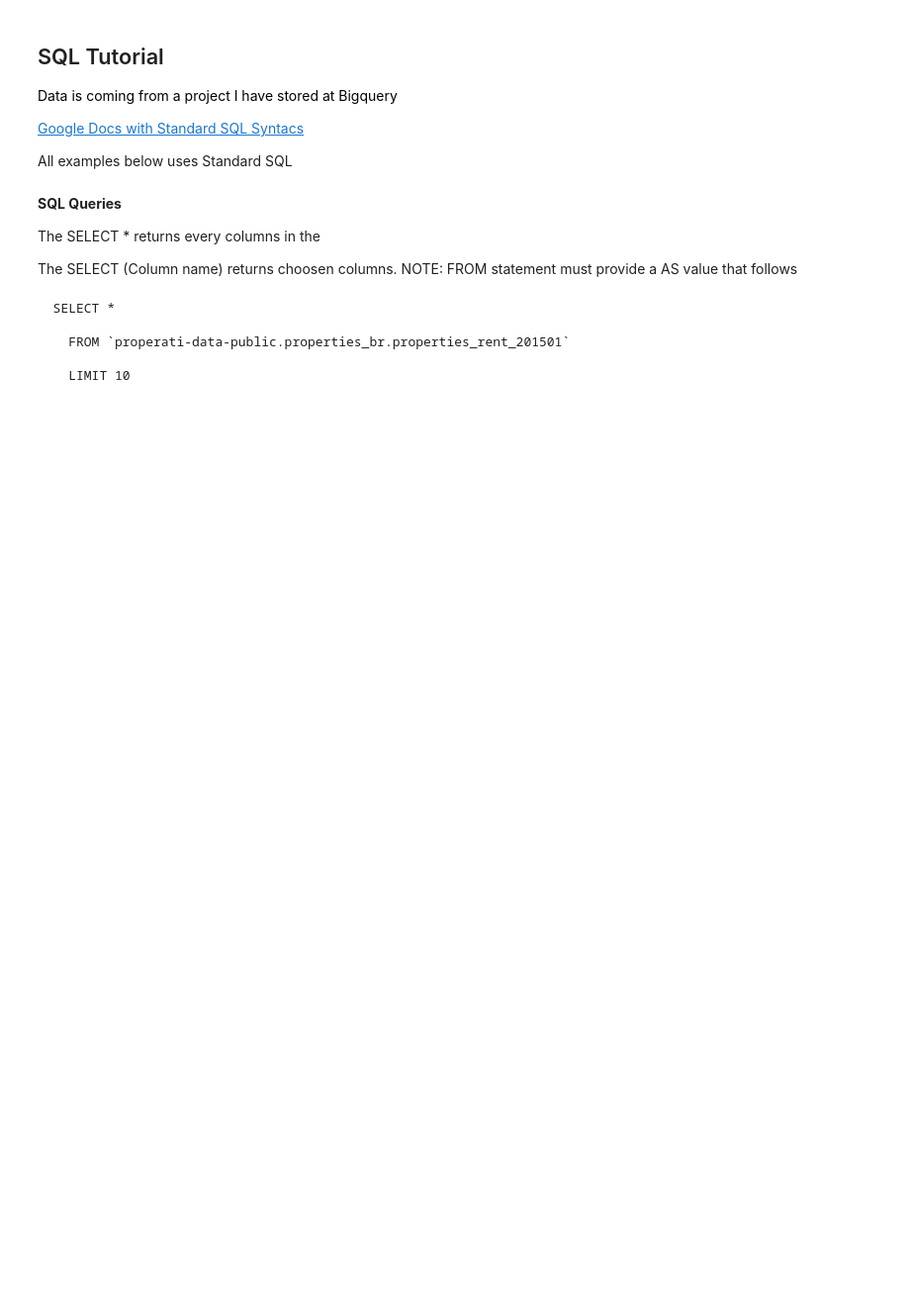
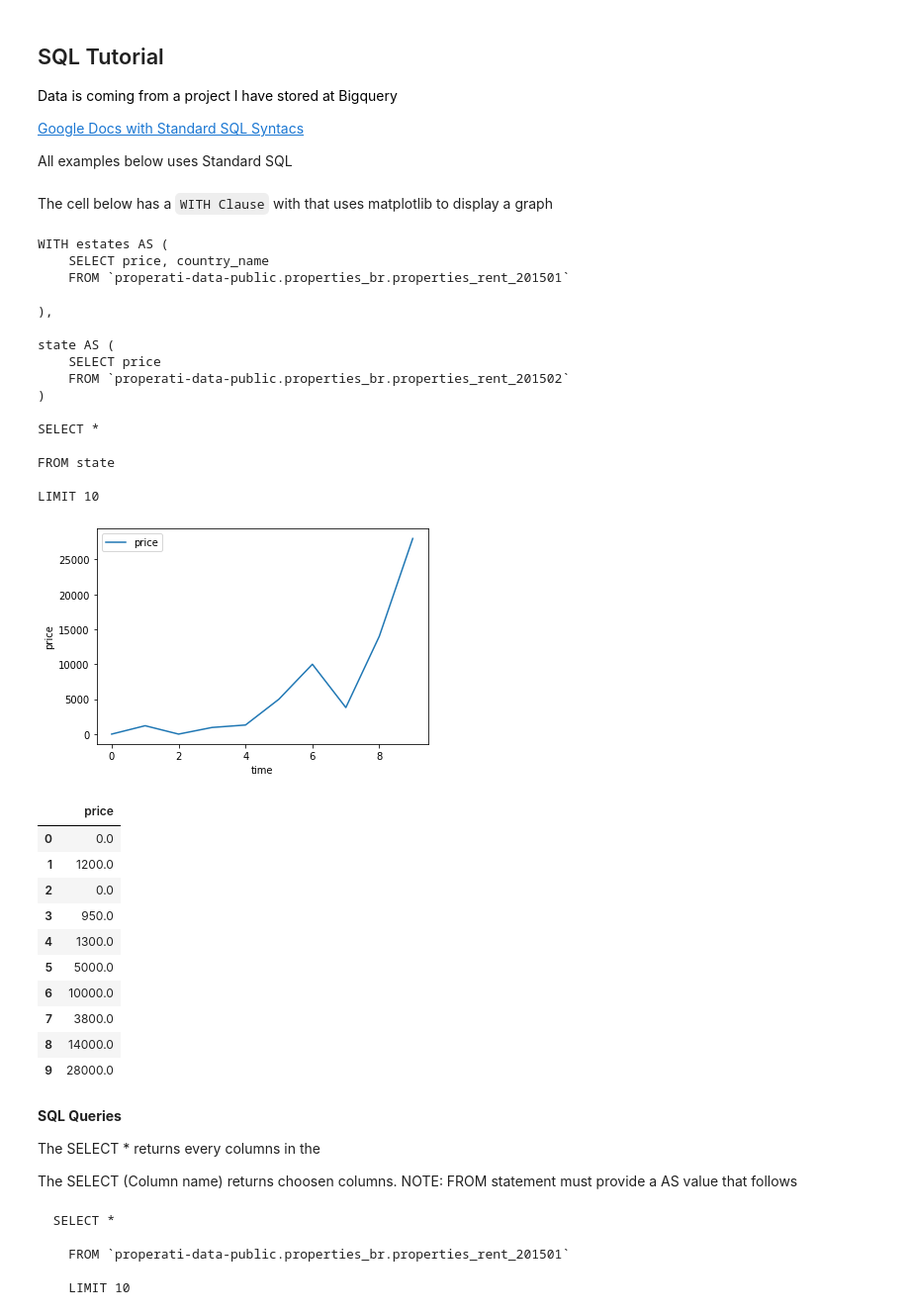
Before and after one commit to bornsky/RealEstate_SQL, a Jupyter notebook: SQL_BQ.ipynb, the cells around one changed output. Shown at 99% size. Drawn from its saved outputs; the diff is of its cells as text; code cells hidden in the pictures; blank space fills up the shorter version.

Commit message:
with clause and matplotlib

```diff
--- a/SQL_BQ.ipynb
+++ b/SQL_BQ.ipynb
@@ -12,6 +13,73 @@ import pandas
 process_date = "2019-11-28"
 process_date_no_dash = "20191128"
 project_id = 'reilistpro'
+# %% [markdown]
+The cell below has a <code>WITH Clause</code> with that uses matplotlib to display a graph
+# %%
+query = """
+WITH estates AS (
+    SELECT price, country_name
+    FROM `properati-data-public.properties_br.properties_rent_201501`
+
+),
+
+state AS (
+    SELECT price
+    FROM `properati-data-public.properties_br.properties_rent_201502`
+)
+
+SELECT *
+
+FROM state
+
+LIMIT 10
+""".format(process_date_no_dash)
+
+# Run a Standard SQL query using the environment's default project
+df = pandas.read_gbq(query, dialect='standard')
+
+# Run a Standard SQL query with the project set explicitly
+df = pandas.read_gbq(query, project_id=project_id, dialect='standard')
+
+print(query)
+
+plt.plot(df)
+plt.legend(df)
+plt.ylabel('price')
+plt.xlabel('time')
+
+plt.show()
+
+df.head(10)
+# %% [output]
+WITH estates AS (
+    SELECT price, country_name
+    FROM `properati-data-public.properties_br.properties_rent_201501`
+
+),
+
+state AS (
+    SELECT price
+    FROM `properati-data-public.properties_br.properties_rent_201502`
+)
+
+SELECT *
+
+FROM state
+
+LIMIT 10
+[figure, added]
+|  | price |
+| 0 | 0.0 |
+| 1 | 1200.0 |
+| 2 | 0.0 |
+| 3 | 950.0 |
+| 4 | 1300.0 |
+| 5 | 5000.0 |
+| 6 | 10000.0 |
+| 7 | 3800.0 |
+| 8 | 14000.0 |
+| 9 | 28000.0 |
 # %% [markdown]
 <b>SQL Queries</b>
 <p>The SELECT * returns every columns in the </p>
```
Also changed, not shown: parts of 1 cell of this notebook.
